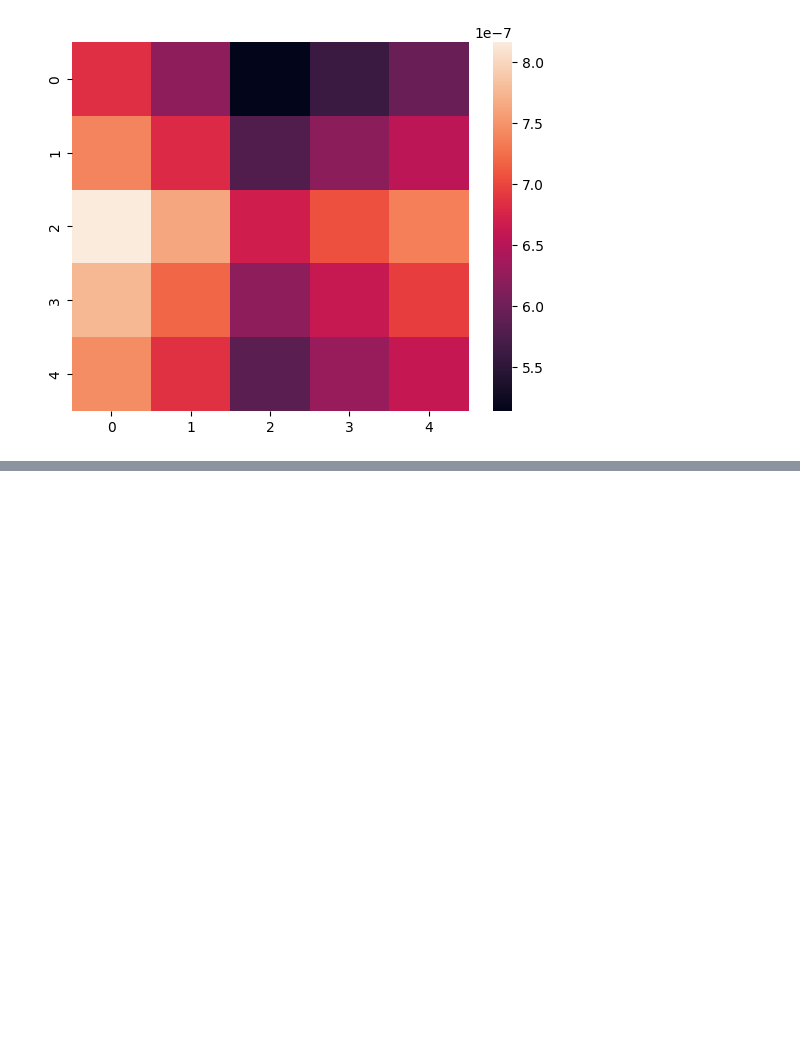
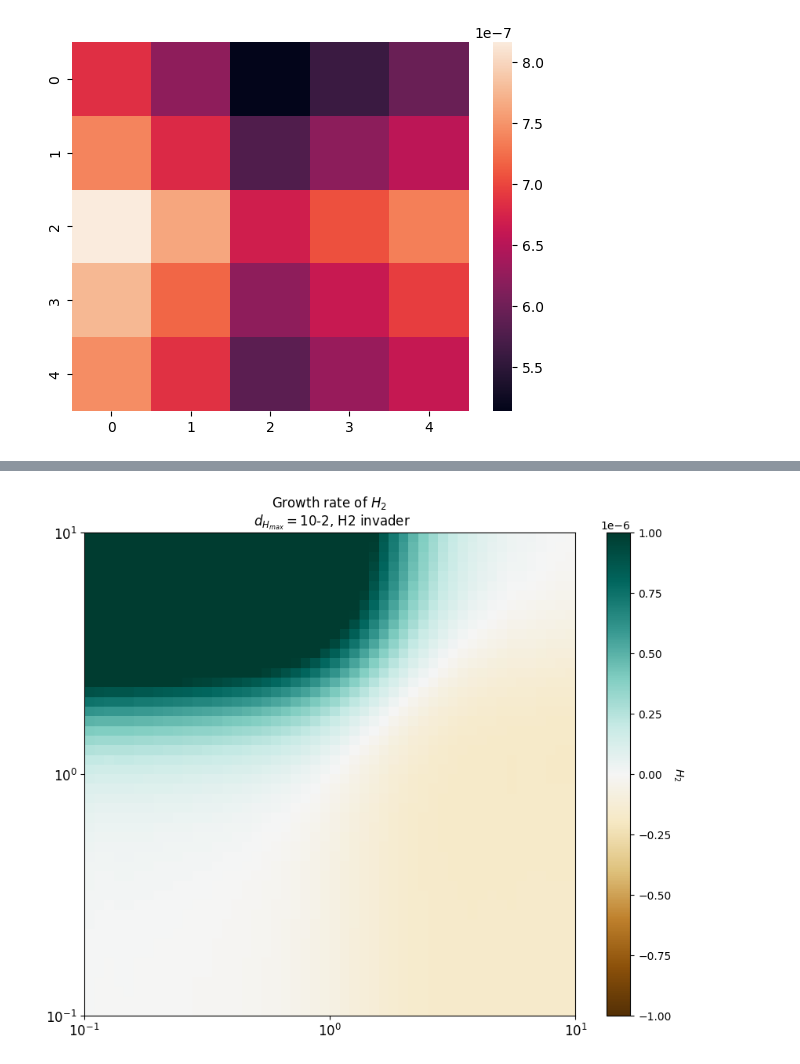
Before and after one commit to rbnmj/turingmodel, a Jupyter notebook: main.ipynb, the cells around one changed output, grey strips where cells are left out. Cells and saved outputs as stored; diff of their text form; code cells hidden in the pictures; blank space fills up the shorter version.

```diff
--- a/main.ipynb
+++ b/main.ipynb
@@ -1661,0 +1715,18 @@ sns.heatmap(slopeH2)
+# %%
+slopeH1 = np.loadtxt("./data/growthrateV3_10-2/H1Slope10-2.csv", delimiter=",")
+slopeH2 = np.loadtxt("./data/growthrateV3_10-2/H2Slope10-2.csv", delimiter=",")
+d_Hmax = "10-2"
+fig, ax3 = plt.subplots(figsize=(10.1,8))
+ax3.pcolormesh((slopeH2), cmap="BrBG", vmin=-1*10**-6, vmax=1*10**-6)
+cbar3 = ax3.figure.colorbar(ax3.collections[0])
+cbar3.set_label('$H_2$', rotation=270, labelpad=12)
+ax3.set_xticks(np.linspace(0, len(k_1_range), 3))
+ax3.set_yticks(np.linspace(0, len(k_1_range), 3))
+ax3.set_xticklabels(("$10^{-1}$", "$10^{0}$", "$10^{1}$"), rotation=0)
+ax3.set_yticklabels(("$10^{-1}$", "$10^{0}$", "$10^{1}$"))
+ax3.set_title('Growth rate of $H_2$ \n $d_{H_{max}} = $' + str(d_Hmax) + ', H2 invader')
+ax3.tick_params(labelsize=12)
+plt.savefig('./output/turingtalk230926/invasiongrowthrate_'+str(d_Hmax)+'_H2.png')
+plt.show()
+# %% [output]
+[figure, added]
```
Also changed, not shown: parts of 7 cells of this notebook, 10 other files.
